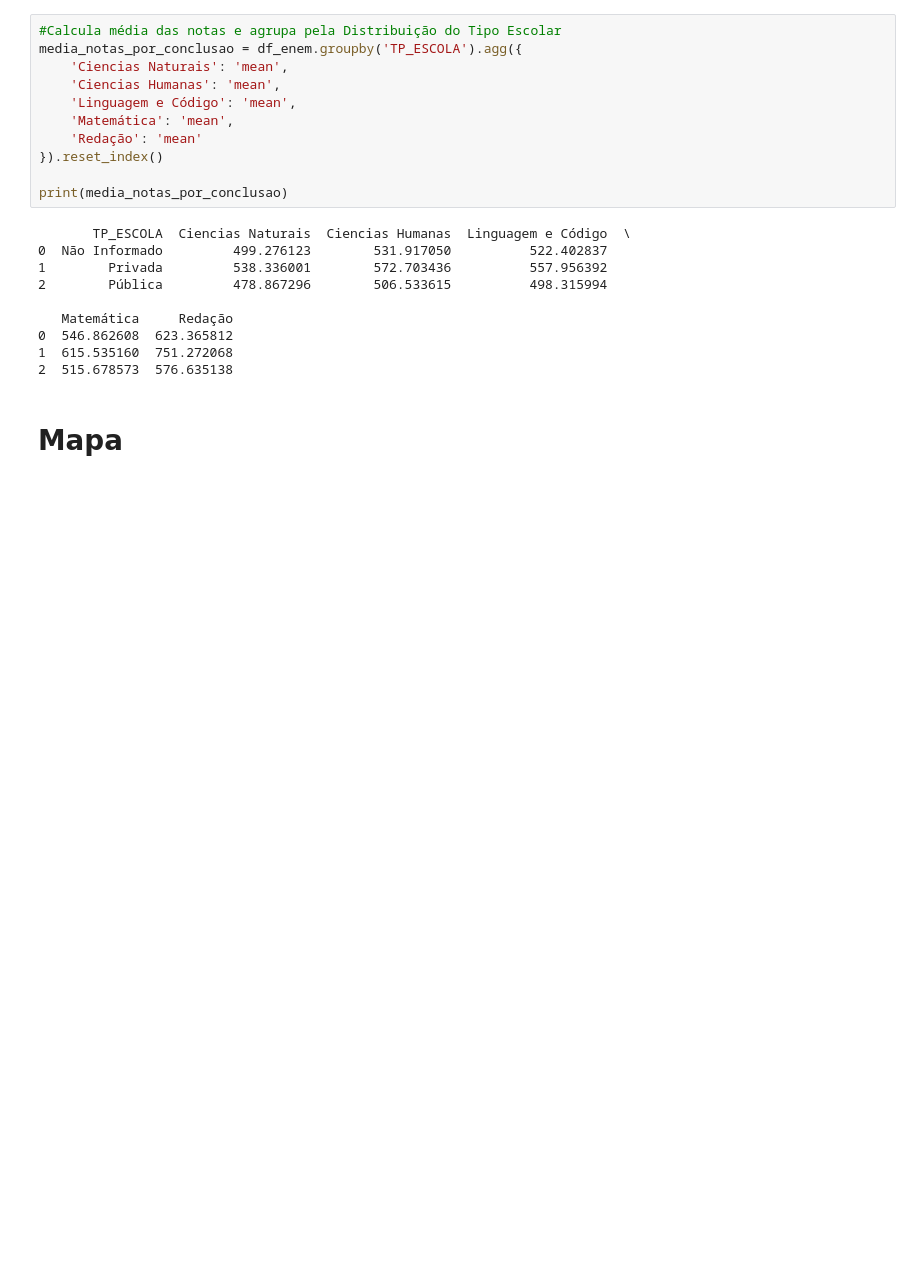
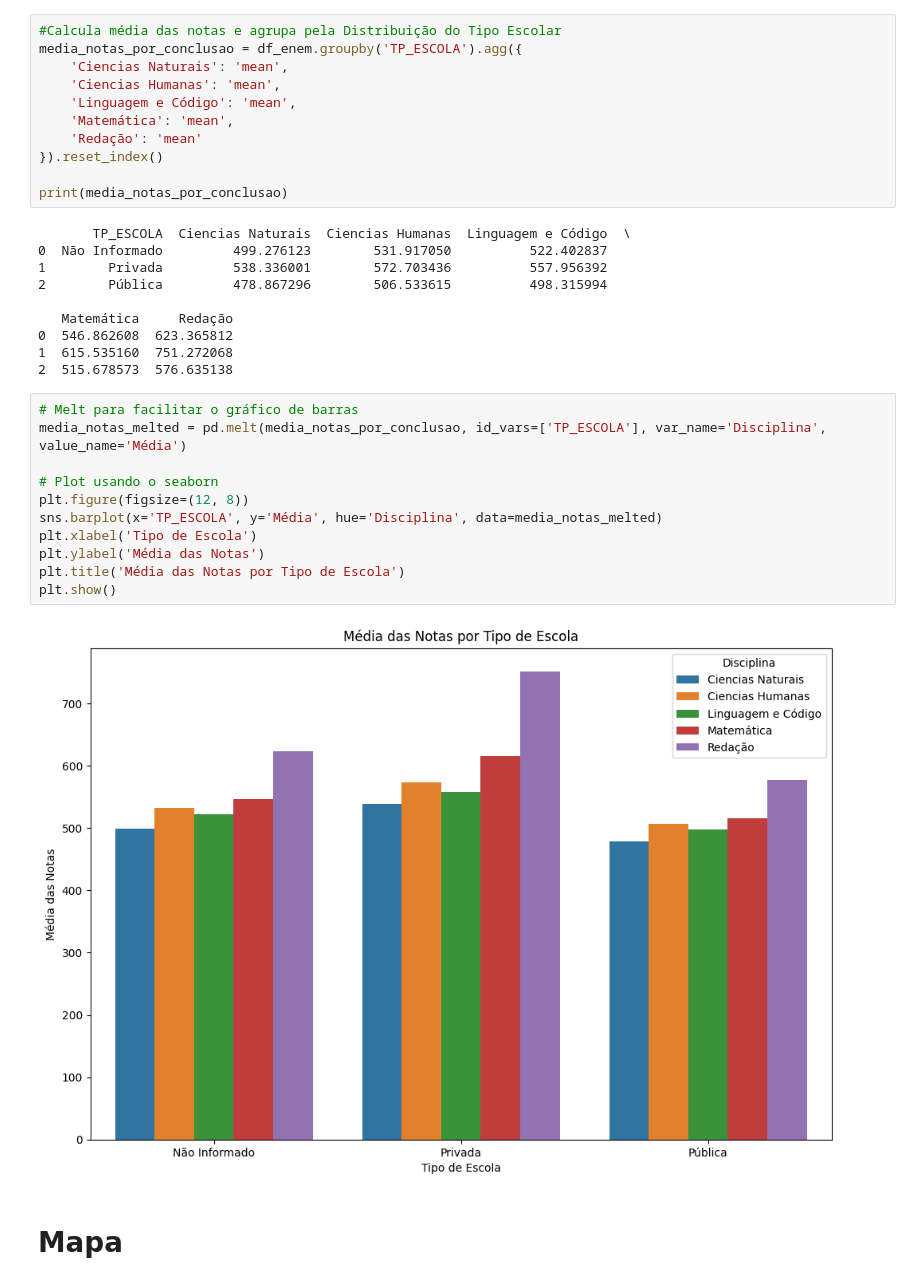
Before and after one commit to Grupo-B-Turma-2-Ada-VemSerTech/Projeto_Mod04_Ada_VemSerTech, a Jupyter notebook: Projeto.ipynb, the cells around one changed output. Saved outputs shown, nothing was run; the diff lists cells and outputs as text; blank space fills up the shorter version.

```diff
--- a/Projeto.ipynb
+++ b/Projeto.ipynb
@@ -701,6 +701,19 @@ print(media_notas_por_conclusao)
 0  546.862608  623.365812
 1  615.535160  751.272068
 2  515.678573  576.635138
+# %%
+# Melt para facilitar o gráfico de barras
+media_notas_melted = pd.melt(media_notas_por_conclusao, id_vars=['TP_ESCOLA'], var_name='Disciplina', value_name='Média')
+
+# Plot usando o seaborn
+plt.figure(figsize=(12, 8))
+sns.barplot(x='TP_ESCOLA', y='Média', hue='Disciplina', data=media_notas_melted)
+plt.xlabel('Tipo de Escola')
+plt.ylabel('Média das Notas')
+plt.title('Média das Notas por Tipo de Escola')
+plt.show()
+# %% [output]
+[figure, added]
 # %% [markdown]
 # Mapa
 # %%
```
Also changed, not shown: parts of 1 cell of this notebook.
